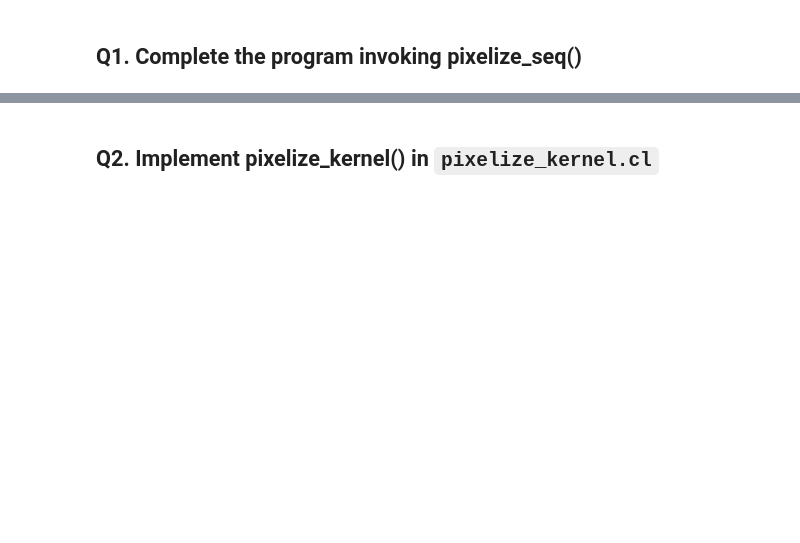
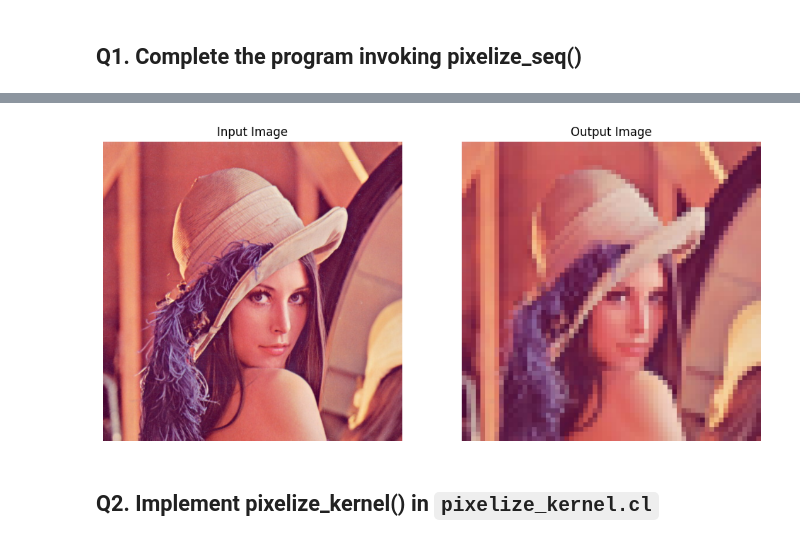
Before and after one commit to prisacarualex/opencl_pc, a Jupyter notebook: PARMAI_Ex5_OpenCL.ipynb, the cells around one changed output, grey strips where cells are left out. Saved outputs shown, nothing was run; the diff lists cells and outputs as text; code cells hidden in the pictures; blank space fills up the shorter version.

```diff
--- a/PARMAI_Ex5_OpenCL.ipynb
+++ b/PARMAI_Ex5_OpenCL.ipynb
@@ -983,2 +1140,29 @@ TO-DO
+# %%
+import matplotlib.pyplot as plt
+from PIL import Image
+
+# Load the imagesa
+input_image = Image.open('input.jpg')
+output_image = Image.open('output.jpg')
+
+# Create a figure to display the images
+plt.figure(figsize=(12, 6))
+
+# Plot the input image
+plt.subplot(1, 2, 1)  # 1 row, 2 columns, 1st subplot
+plt.imshow(input_image)
+plt.title('Input Image')
+plt.axis('off')  # Hide axes
+
+# Plot the output image
+plt.subplot(1, 2, 2)  # 1 row, 2 columns, 2nd subplot
+plt.imshow(output_image)
+plt.title('Output Image')
+plt.axis('off')  # Hide axes
+
+# Show the plot
+plt.show()
+# %% [output]
+[figure, added]
 # %% [markdown]
 ## Q2. Implement pixelize_kernel() in `pixelize_kernel.cl`
```
Also changed, not shown: parts of 27 cells of this notebook.
